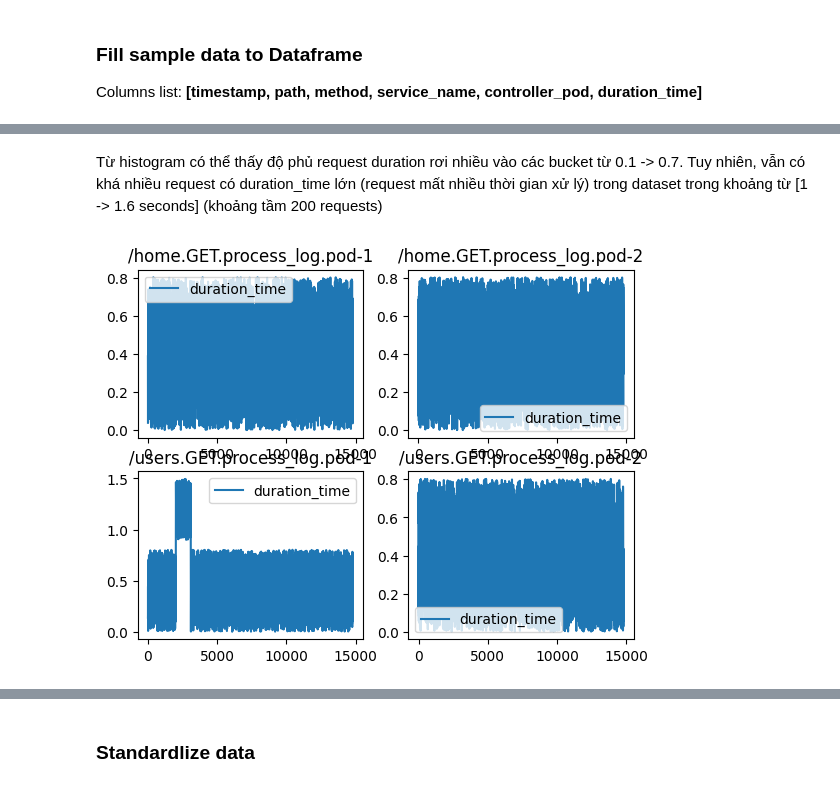
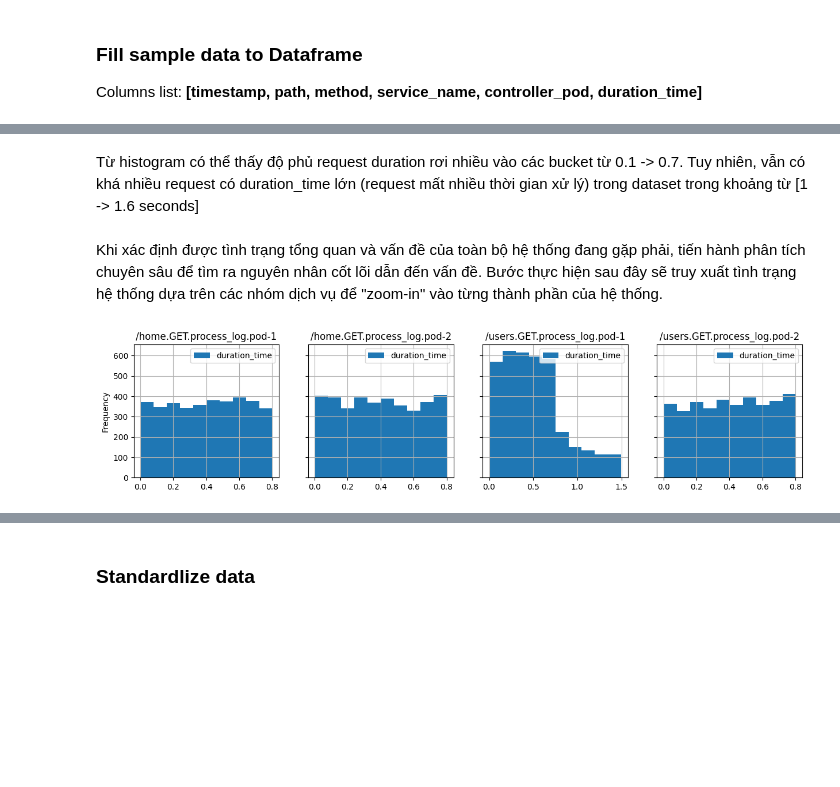
Before and after one commit to vuvietnguyenit/data_analystic, a Jupyter notebook: notebooks/calculate_latency_duration_time.ipynb, the cells around one changed output, grey strips where cells are left out. Saved outputs shown, nothing was run; the diff lists cells and outputs as text; code cells hidden in the pictures; blank space fills up the shorter version.

```diff
--- a/notebooks/calculate_latency_duration_time.ipynb
+++ b/notebooks/calculate_latency_duration_time.ipynb
@@ -67,9 +67,13 @@ root_df.plot(
 # %% [markdown]
-Từ histogram có thể thấy độ phủ request duration rơi nhiều vào các bucket từ 0.1 -> 0.7. Tuy nhiên, vẫn có khá nhiều request có duration_time lớn (request mất nhiều thời gian xử lý) trong dataset trong khoảng từ [1 -> 1.6 seconds] (khoảng tầm 200 requests)
+Từ histogram có thể thấy độ phủ request duration rơi nhiều vào các bucket từ 0.1 -> 0.7. Tuy nhiên, vẫn có khá nhiều request có duration_time lớn (request mất nhiều thời gian xử lý) trong dataset trong khoảng từ [1 -> 1.6 seconds]
+# %% [markdown]
+Khi xác định được tình trạng tổng quan và vấn đề của toàn bộ hệ thống đang gặp phải, tiến hành phân tích chuyên sâu để tìm ra nguyên nhân cốt lõi dẫn đến vấn đề. Bước thực hiện sau đây sẽ truy xuất tình trạng hệ thống dựa trên các nhóm dịch vụ để "zoom-in" vào từng thành phần của hệ thống.
 # %%
-fig, axes = plt.subplots(nrows=2, ncols=2)
+# Plot histogram by each group
 grouped = root_df.groupby(group_by_el)
-for (name, df), ax in zip(grouped, axes.flatten()):
-    df.plot(y='duration_time', ax=ax, title=".".join(name))
+fig, axs = plt.subplots(1, 4, figsize=(15, 3), sharey=True)
+for (name, df), ax in zip(grouped, axs.flat):
+    name = ".".join(list(name))
+    df.plot(kind="hist", ax=ax, title=name, grid=True)
 # %% [output]
-[figure, old version]
+[figure, new version]
```
Also changed, not shown: parts of 14 cells of this notebook, 2 other files.
